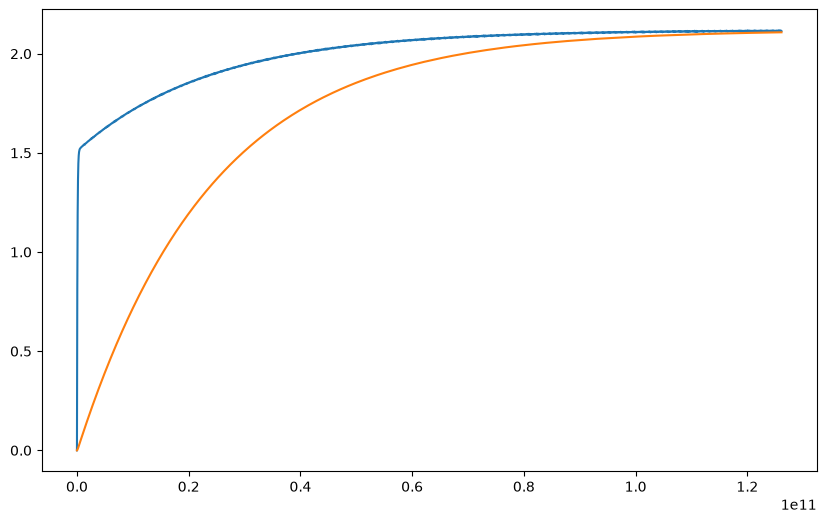
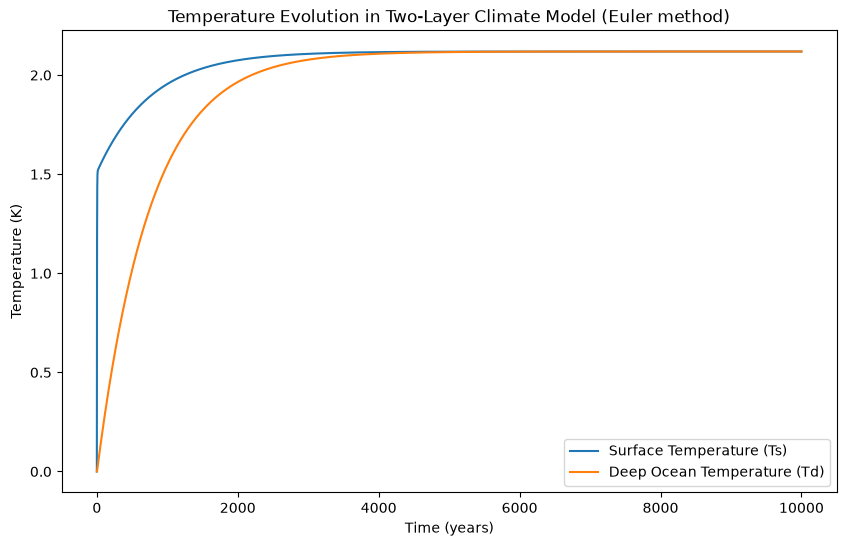
The change to this notebook cell's code, shown as a diff; its figure went from the first image to the second:
--- before
+++ after
@@ -1,3 +1,7 @@
 plt.figure(figsize=(10, 6))
-plt.plot(sol.t, sol.y[0])
-plt.plot(sol.t, sol.y[1])
+plt.plot(t / (86400 * 365), Ts, label='Surface Temperature (Ts)')
+plt.plot(t / (86400 * 365), Td, label='Deep Ocean Temperature (Td)')
+plt.xlabel('Time (years)')
+plt.ylabel('Temperature (K)')
+plt.title('Temperature Evolution in Two-Layer Climate Model (Euler method)')
+plt.legend()

Commit: Added solving with Euler method